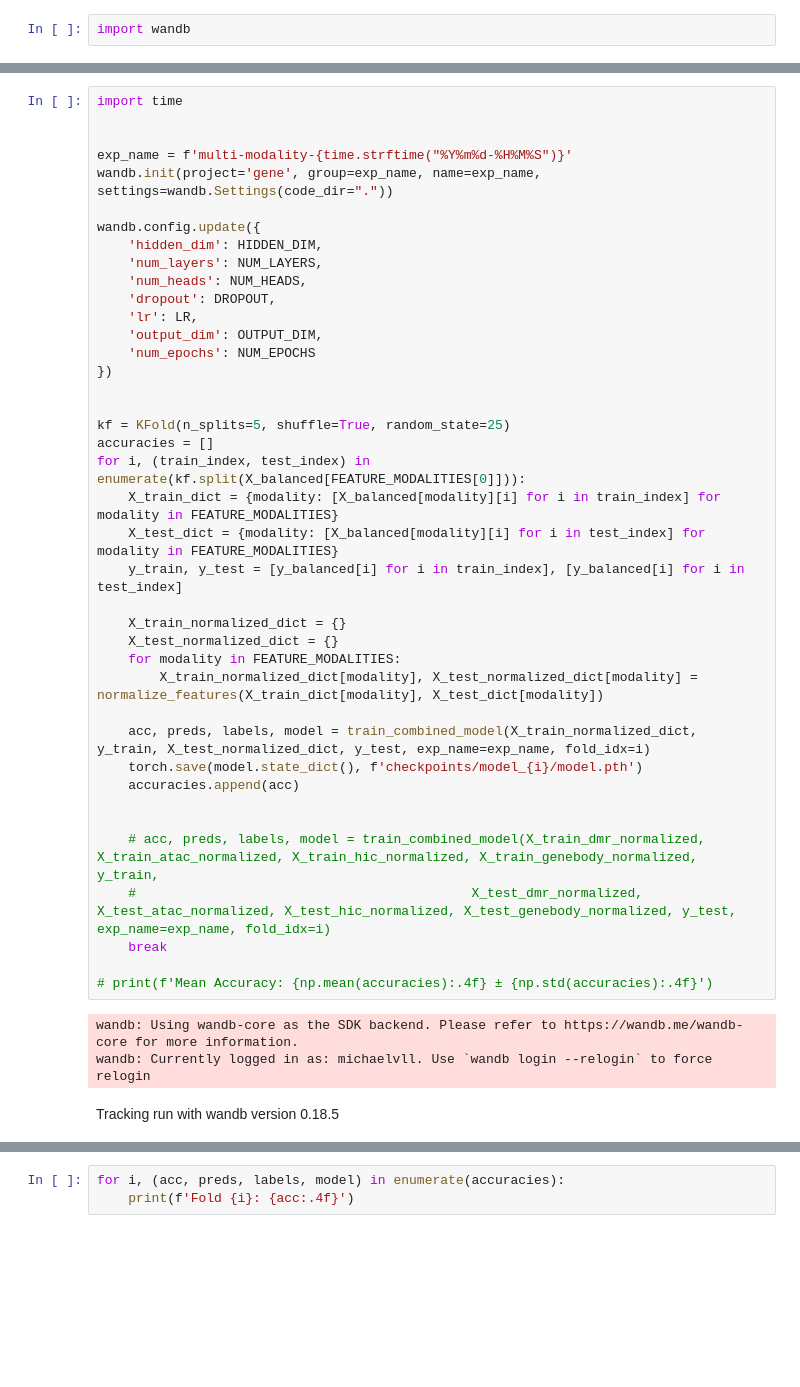
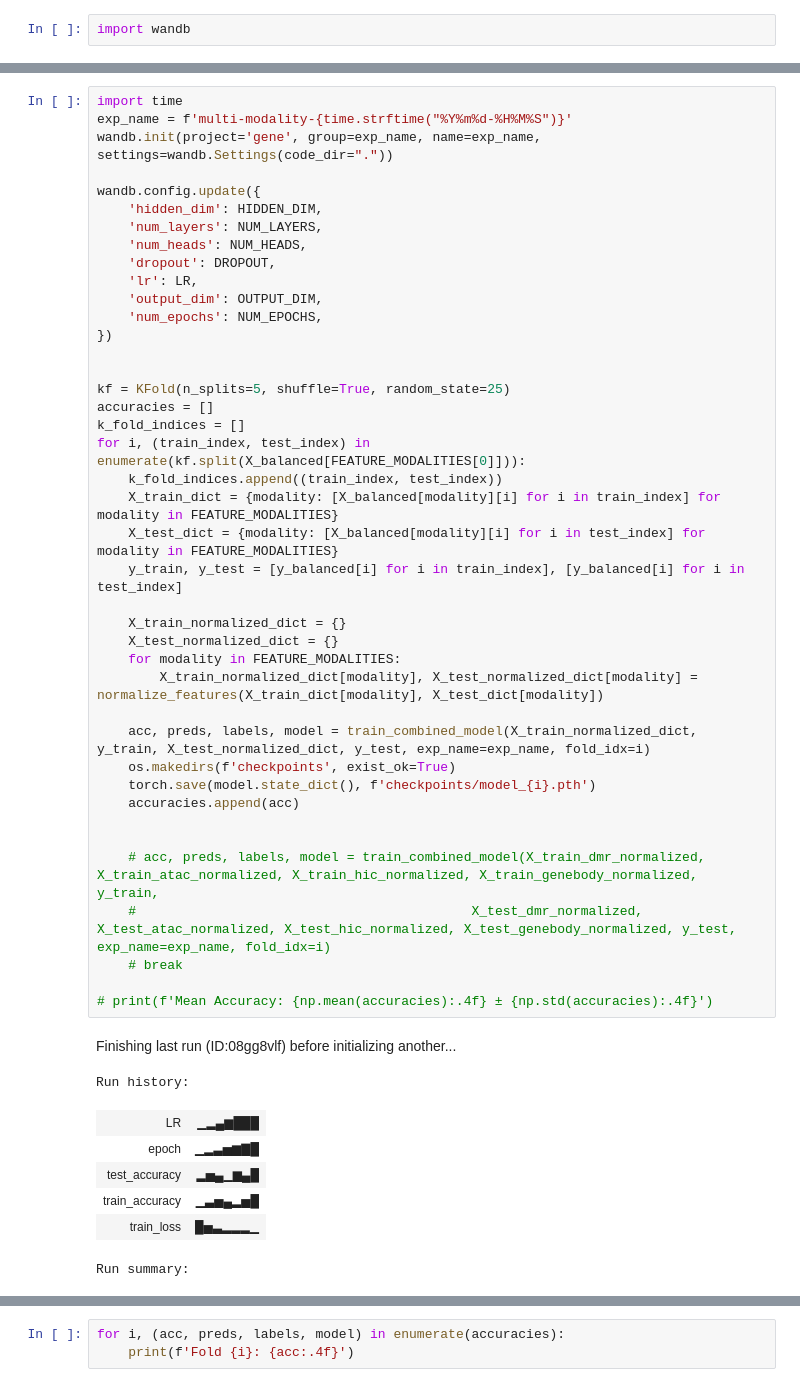
Before and after one commit to Michaelvll/aging-gene-prediction, a Jupyter notebook: train-multi-modality.ipynb, the cells around one changed output, grey strips where cells are left out. Drawn from its saved outputs; the diff is of its cells as text; blank space fills up the shorter version.

```diff
--- a/train-multi-modality.ipynb
+++ b/train-multi-modality.ipynb
@@ -279,8 +281,6 @@ def train_combined_model(X_train_dict, y_train, X_test_dict, y_test, exp_name, f
     return final_accuracy, all_predictions, all_labels, model
 # %%
 import time
-
-
 exp_name = f'multi-modality-{time.strftime("%Y%m%d-%H%M%S")}'
 wandb.init(project='gene', group=exp_name, name=exp_name, settings=wandb.Settings(code_dir="."))
 
@@ -288,36 +288,44 @@ wandb.config.update({
     'hidden_dim': HIDDEN_DIM,
     'num_layers': NUM_LAYERS,
     'num_heads': NUM_HEADS,
     'dropout': DROPOUT,
     'lr': LR,
     'output_dim': OUTPUT_DIM,
-    'num_epochs': NUM_EPOCHS
+    'num_epochs': NUM_EPOCHS,
 })
 
 
 kf = KFold(n_splits=5, shuffle=True, random_state=25)
 accuracies = []
+k_fold_indices = []
 for i, (train_index, test_index) in enumerate(kf.split(X_balanced[FEATURE_MODALITIES[0]])):
+    k_fold_indices.append((train_index, test_index))
     X_train_dict = {modality: [X_balanced[modality][i] for i in train_index] for modality in FEATURE_MODALITIES}
     X_test_dict = {modality: [X_balanced[modality][i] for i in test_index] for modality in FEATURE_MODALITIES}
     y_train, y_test = [y_balanced[i] for i in train_index], [y_balanced[i] for i in test_index]
 
     X_train_normalized_dict = {}
     X_test_normalized_dict = {}
     for modality in FEATURE_MODALITIES:
         X_train_normalized_dict[modality], X_test_normalized_dict[modality] = normalize_features(X_train_dict[modality], X_test_dict[modality])
 
     acc, preds, labels, model = train_combined_model(X_train_normalized_dict, y_train, X_test_normalized_dict, y_test, exp_name=exp_name, fold_idx=i)
-    torch.save(model.state_dict(), f'checkpoints/model_{i}/model.pth')
+    os.makedirs(f'checkpoints', exist_ok=True)
+    torch.save(model.state_dict(), f'checkpoints/model_{i}.pth')
     accuracies.append(acc)
 
 
     # acc, preds, labels, model = train_combined_model(X_train_dmr_normalized, X_train_atac_normalized, X_train_hic_normalized, X_train_genebody_normalized, y_train,
     #                                           X_test_dmr_normalized, X_test_atac_normalized, X_test_hic_normalized, X_test_genebody_normalized, y_test, exp_name=exp_name, fold_idx=i)
-    break
+    # break
 
 # print(f'Mean Accuracy: {np.mean(accuracies):.4f} ± {np.std(accuracies):.4f}')
 # %% [output]
+Finishing last run (ID:08gg8vlf) before initializing another...
-wandb: Using wandb-core as the SDK backend. Please refer to https://wandb.me/wandb-core for more information.
-wandb: Currently logged in as: michaelvll. Use `wandb login --relogin` to force relogin
+Run history:
-Tracking run with wandb version 0.18.5
+| LR | ▁▂▄▆███ |
+| epoch | ▁▂▃▅▆▇█ |
+| test_accuracy | ▂▅▄▁▆▄█ |
+| train_accuracy | ▁▃▅▄▂▅█ |
+| train_loss | █▅▃▂▂▂▁ |
+Run summary:
```
Also changed, not shown: parts of 6 cells of this notebook, 2 other files.
